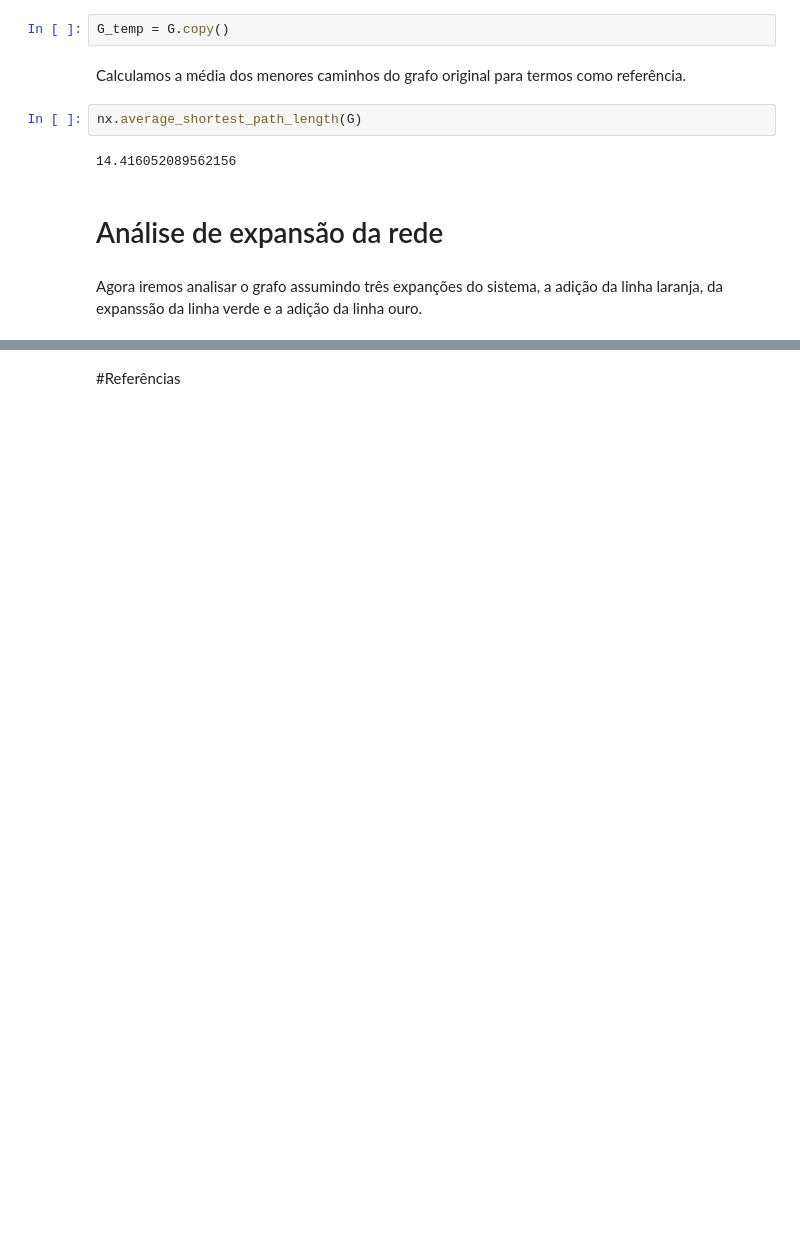
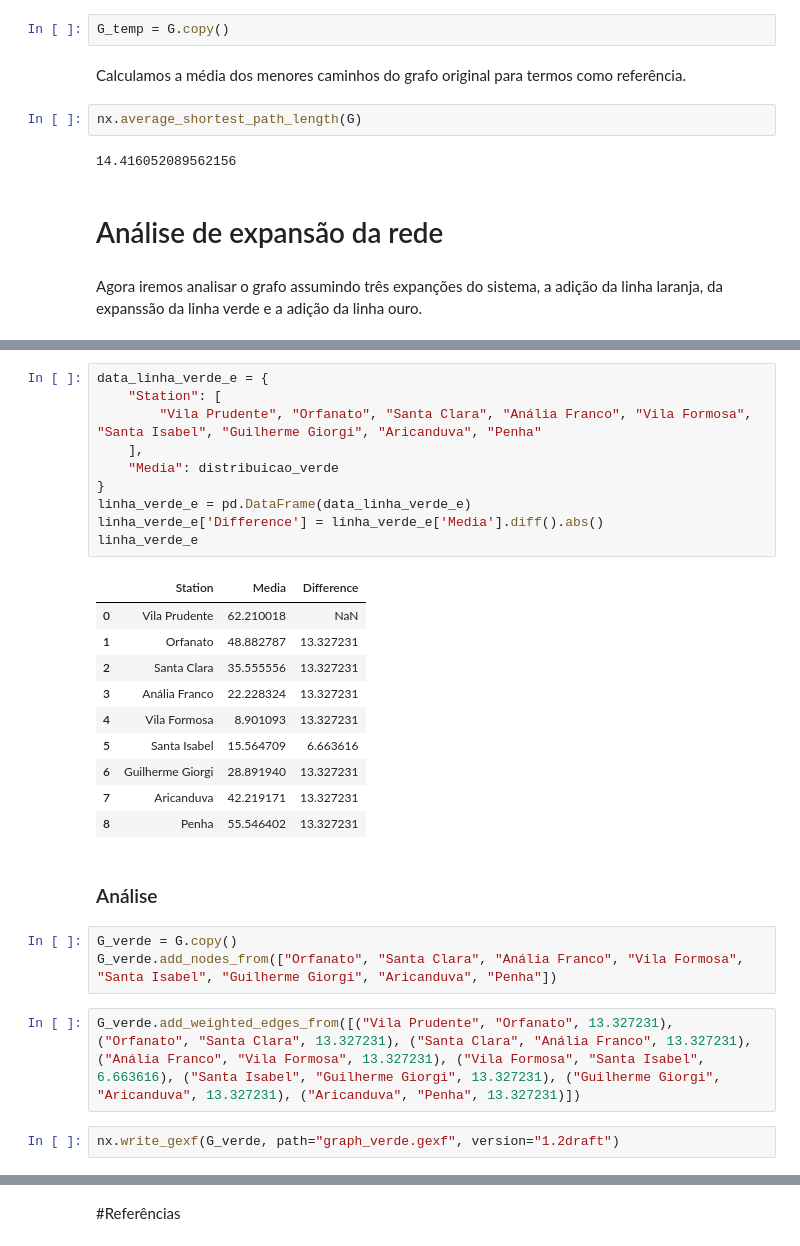
Before and after one commit to PauloAPH/AnaliseDoSistemaMetroviarioDeSaoPaulo, a Jupyter notebook: Sistema_metroviário_de_SP.ipynb, the cells around one changed output, grey strips where cells are left out. Saved outputs shown, nothing was run; the diff lists cells and outputs as text; blank space fills up the shorter version.

```diff
--- a/Sistema_metroviário_de_SP.ipynb
+++ b/Sistema_metroviário_de_SP.ipynb
@@ -251,0 +317,30 @@ Agora iremos analisar o grafo assumindo três expanções do sistema, a adição
+# %%
+data_linha_verde_e = {
+    "Station": [
+        "Vila Prudente", "Orfanato", "Santa Clara", "Anália Franco", "Vila Formosa", "Santa Isabel", "Guilherme Giorgi", "Aricanduva", "Penha"
+    ],
+    "Media": distribuicao_verde
+}
+linha_verde_e = pd.DataFrame(data_linha_verde_e)
+linha_verde_e['Difference'] = linha_verde_e['Media'].diff().abs()
+linha_verde_e
+# %% [output]
+|  | Station | Media | Difference |
+| 0 | Vila Prudente | 62.210018 | NaN |
+| 1 | Orfanato | 48.882787 | 13.327231 |
+| 2 | Santa Clara | 35.555556 | 13.327231 |
+| 3 | Anália Franco | 22.228324 | 13.327231 |
+| 4 | Vila Formosa | 8.901093 | 13.327231 |
+| 5 | Santa Isabel | 15.564709 | 6.663616 |
+| 6 | Guilherme Giorgi | 28.891940 | 13.327231 |
+| 7 | Aricanduva | 42.219171 | 13.327231 |
+| 8 | Penha | 55.546402 | 13.327231 |
+# %% [markdown]
+### Análise
+# %%
+G_verde = G.copy()
+G_verde.add_nodes_from(["Orfanato", "Santa Clara", "Anália Franco", "Vila Formosa", "Santa Isabel", "Guilherme Giorgi", "Aricanduva", "Penha"])
+# %%
+G_verde.add_weighted_edges_from([("Vila Prudente", "Orfanato", 13.327231), ("Orfanato", "Santa Clara", 13.327231), ("Santa Clara", "Anália Franco", 13.327231), ("Anália Franco", "Vila Formosa", 13.327231), ("Vila Formosa", "Santa Isabel", 6.663616), ("Santa Isabel", "Guilherme Giorgi", 13.327231), ("Guilherme Giorgi", "Aricanduva", 13.327231), ("Aricanduva", "Penha", 13.327231)])
+# %%
+nx.write_gexf(G_verde, path="graph_verde.gexf", version="1.2draft")
```
Also changed, not shown: parts of 22 cells of this notebook, 1 other file.
